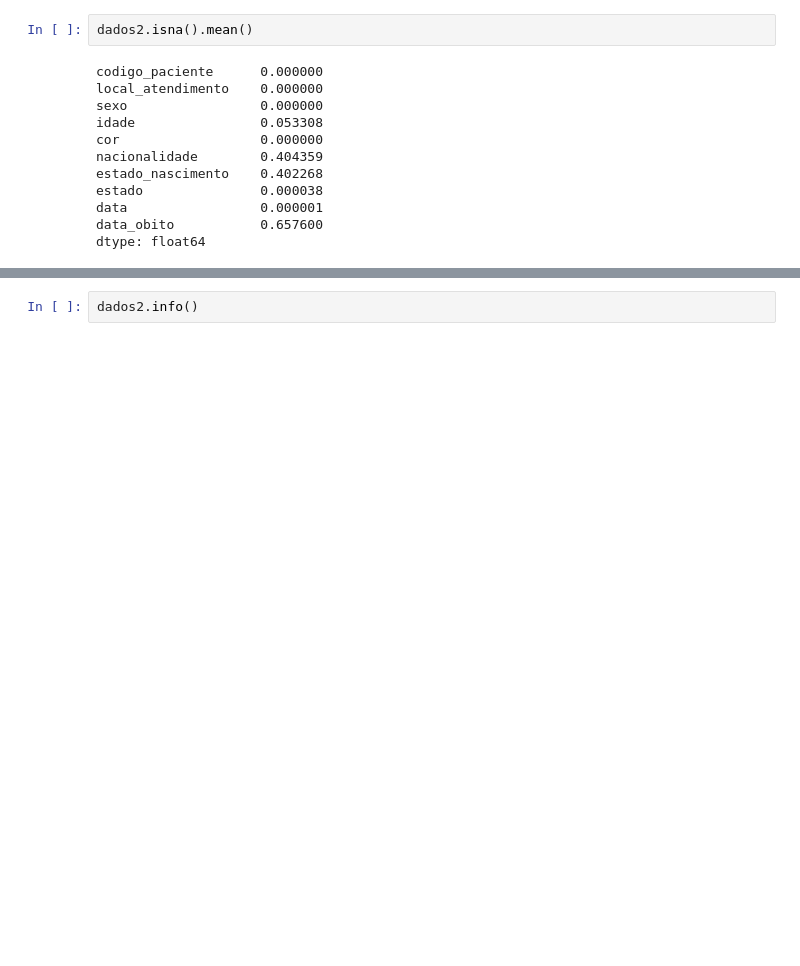
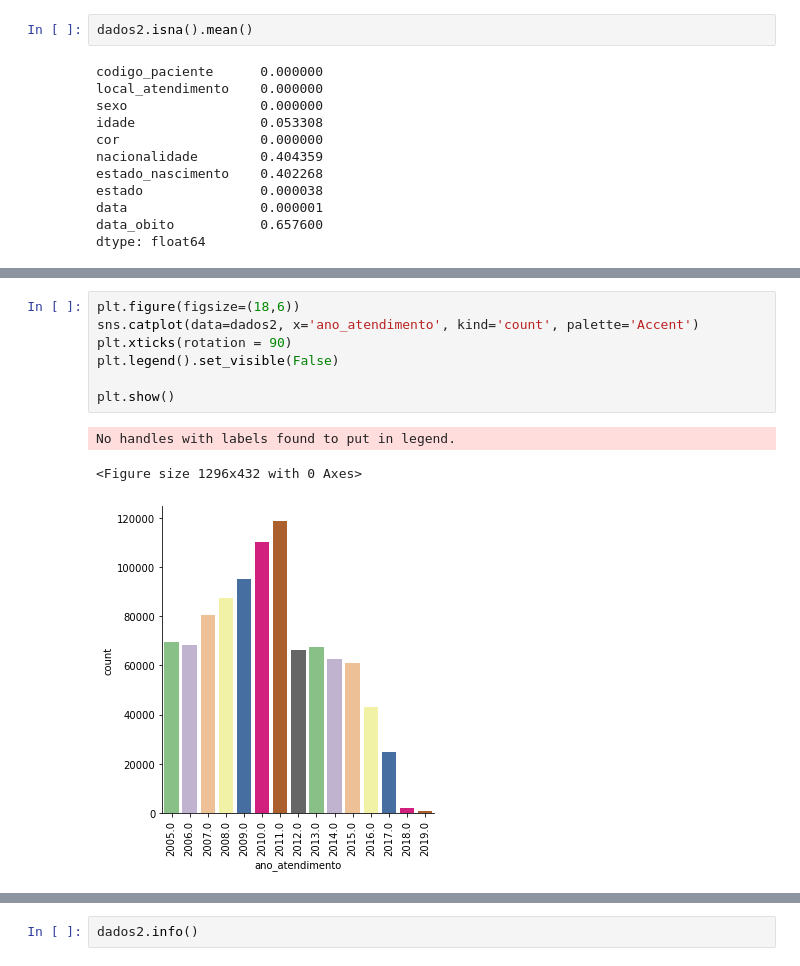
Before and after one commit to AnaPaulaPAraujo/analise_dados_cancer_brasil, a Jupyter notebook: analise_geral.ipynb, the cells around one changed output, grey strips where cells are left out. Cells and saved outputs as stored; diff of their text form; blank space fills up the shorter version.

```diff
--- a/analise_geral.ipynb
+++ b/analise_geral.ipynb
@@ -101,0 +217,11 @@ dtype: float64
+# %%
+plt.figure(figsize=(18,6))
+sns.catplot(data=dados2, x='ano_atendimento', kind='count', palette='Accent')
+plt.xticks(rotation = 90)
+plt.legend().set_visible(False)
+
+plt.show()
+# %% [output]
+No handles with labels found to put in legend.
+<Figure size 1296x432 with 0 Axes>
+[figure, added]
```
Also changed, not shown: parts of 23 cells of this notebook.
